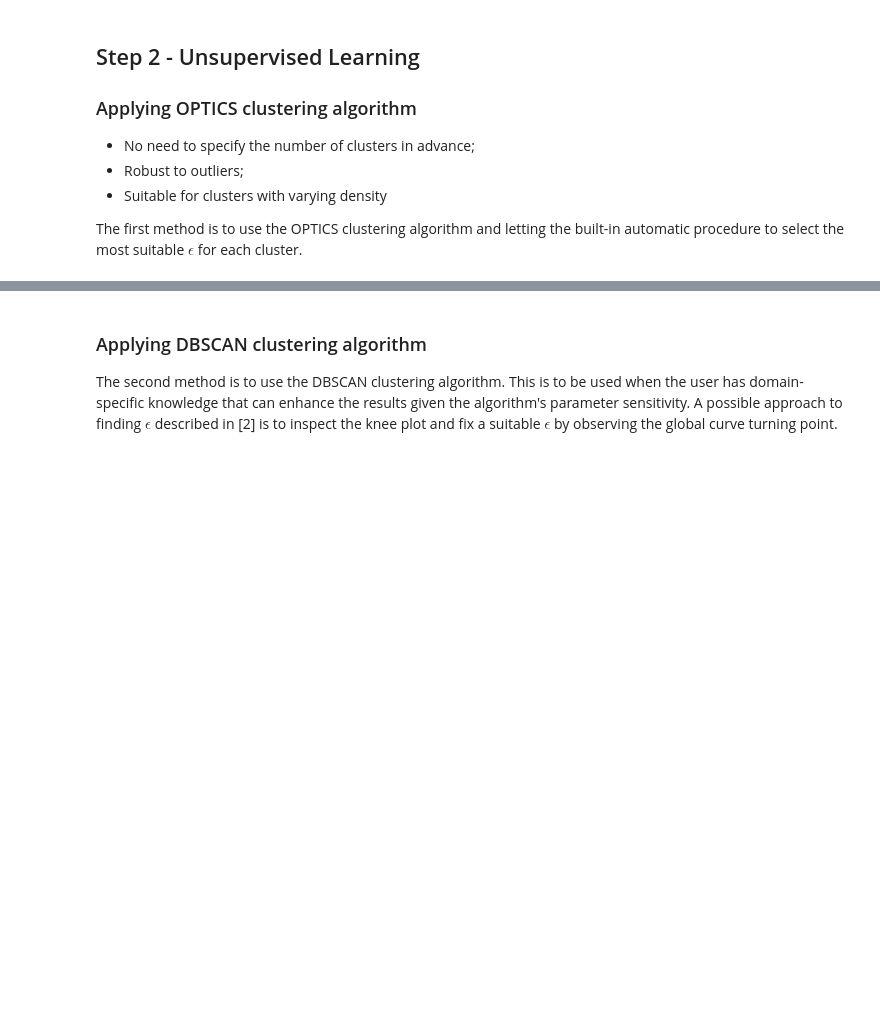
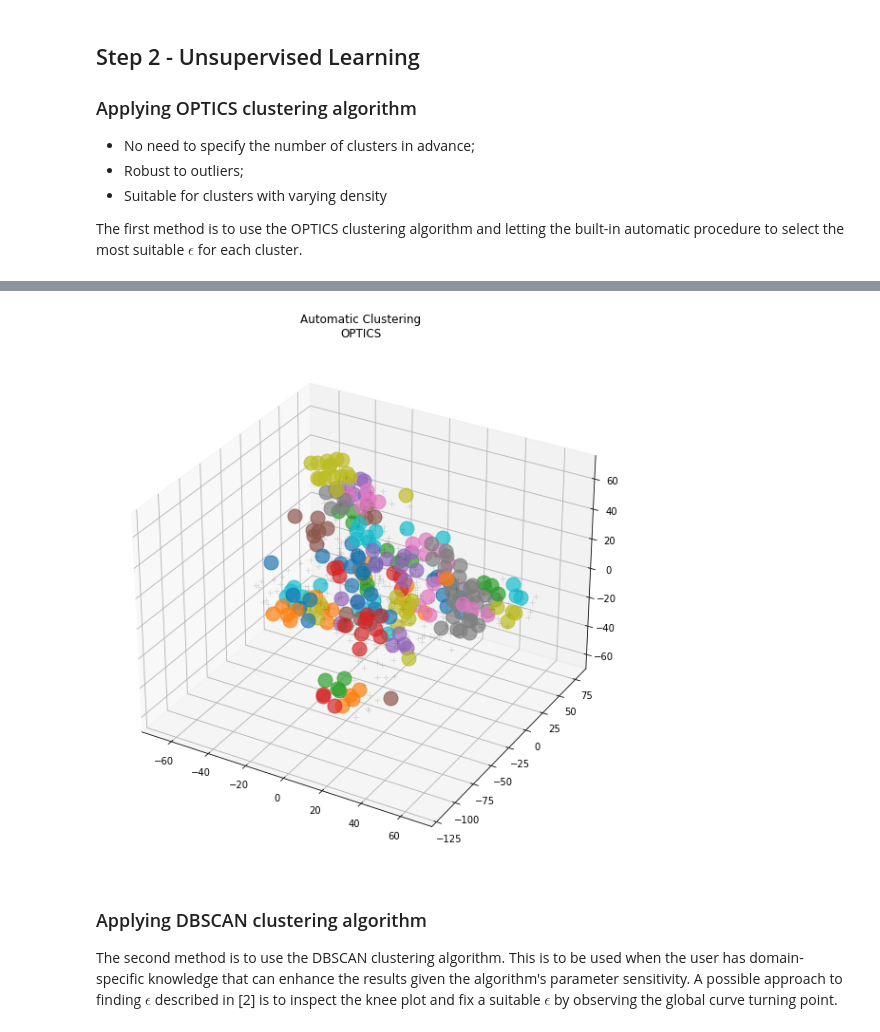
Before and after one commit to hudson-and-thames/arbitrage_research, a Jupyter notebook: ML Approach/ml_based_pairs_selection.ipynb, the cells around one changed output, grey strips where cells are left out. Cells and saved outputs as stored; diff of their text form; code cells hidden in the pictures; blank space fills up the shorter version.

```diff
--- a/ML Approach/ml_based_pairs_selection.ipynb
+++ b/ML Approach/ml_based_pairs_selection.ipynb
@@ -102,8 +103,8 @@ A quick visual inspection of the feature vector shows a good amount of densely p
 The first method is to use the OPTICS clustering algorithm and letting the built-in automatic
 procedure to select the most suitable $\epsilon$ for each cluster.
 # %%
-%matplotlib notebook
+%matplotlib inline
 
-ps.cluster_using_optics(min_samples=3)
+clustered_pairs = ps.cluster_using_optics(min_samples=3)
 ps.plot_clustering_info(method='OPTICS', n_dimensions=3);
 # %% [output]
@@ -112,3 +111,4 @@ ps.plot_clustering_info(method='OPTICS', n_dimensions=3);
+[figure, added]
 # %% [markdown]
 ### Applying DBSCAN clustering algorithm
 
```
Also changed, not shown: parts of 24 cells of this notebook.
